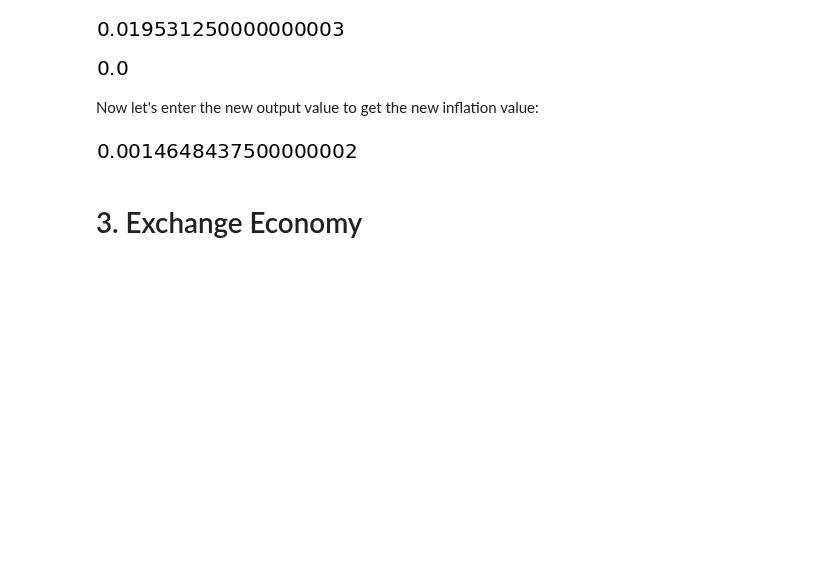
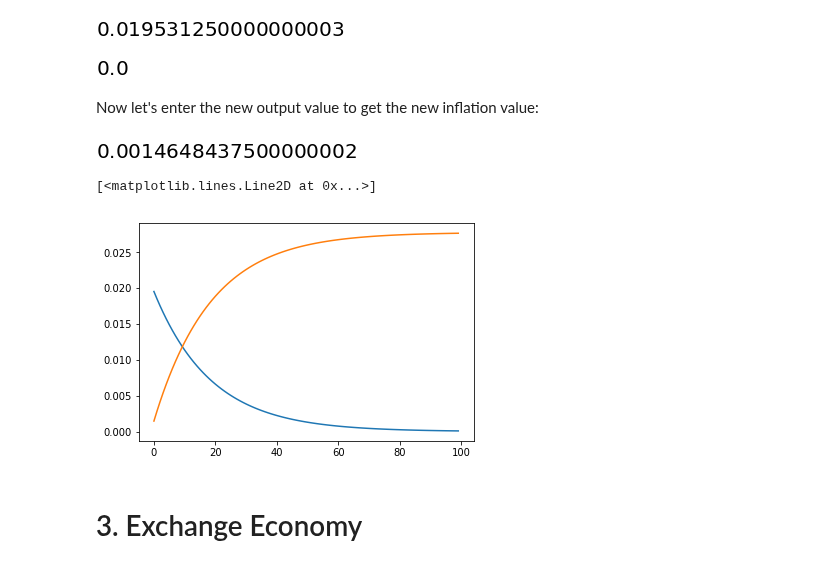
Before and after one commit to NumEconCopenhagen/projects-2019-al, a Jupyter notebook: examproject/examproject.ipynb, the cells around one changed output. Saved outputs shown, nothing was run; the diff lists cells and outputs as text; code cells hidden in the pictures; blank space fills up the shorter version.

```diff
--- a/examproject/examproject.ipynb
+++ b/examproject/examproject.ipynb
@@ -242,11 +243,38 @@ Now let's enter the new output value to get the new inflation value:
 equili_pi_ar(0,equili_output_ar(0,0.1,0,0,0,0,0), 0, 0, 0)
 # %% [output]
 [figure]
-# %%
-#define the number of time period
-T = 100
-
-#create a loop to see the evolution of output and inflation
-for i in range(1, T):
+# %%
+#define the number of time period
+T = 100
+
+#create a loop to see the evolution of output and inflation
+
+shock = 0.1
+pi_m = 0
+yn = 0
+
+list_output = list(range(100))
+list_inflation = list(range(100))
+
+for i in range(T):
+
+    if i = 1 :
+        y = equili_output_ar(0,0,pi_m,0,yn,0,0)
+        list_output[i] = y
+        p = equili_pi_ar(0,y,pi_m,0,0)
+        list_inflation[i] = p
+    else :
+        y = equili_output_ar(0,shock,pi_m,0,yn,0,0)
+        list_output[i] = y
+        p = equili_pi_ar(0,y,pi_m,0,0)
+        list_inflation[i] = p
+        pi_m = p
+        yn = y
+# %%
+plt.plot(list_output)
+plt.plot(list_inflation)
+# %% [output]
+[<matplotlib.lines.Line2D at 0x...>]
+[figure, added]
 # %% [markdown]
 # 3. Exchange Economy
```
Also changed, not shown: parts of 1 cell of this notebook, 1 other file.
